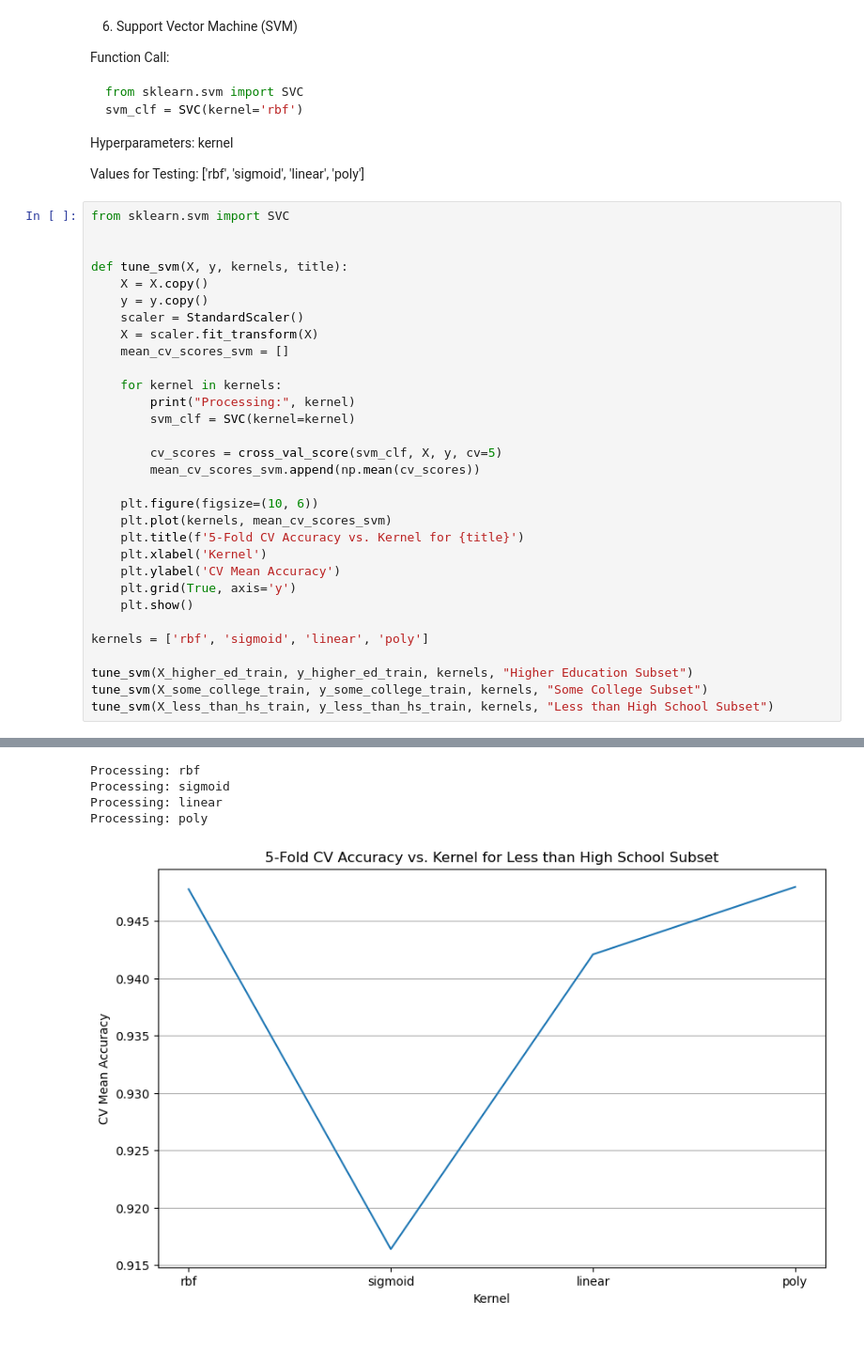
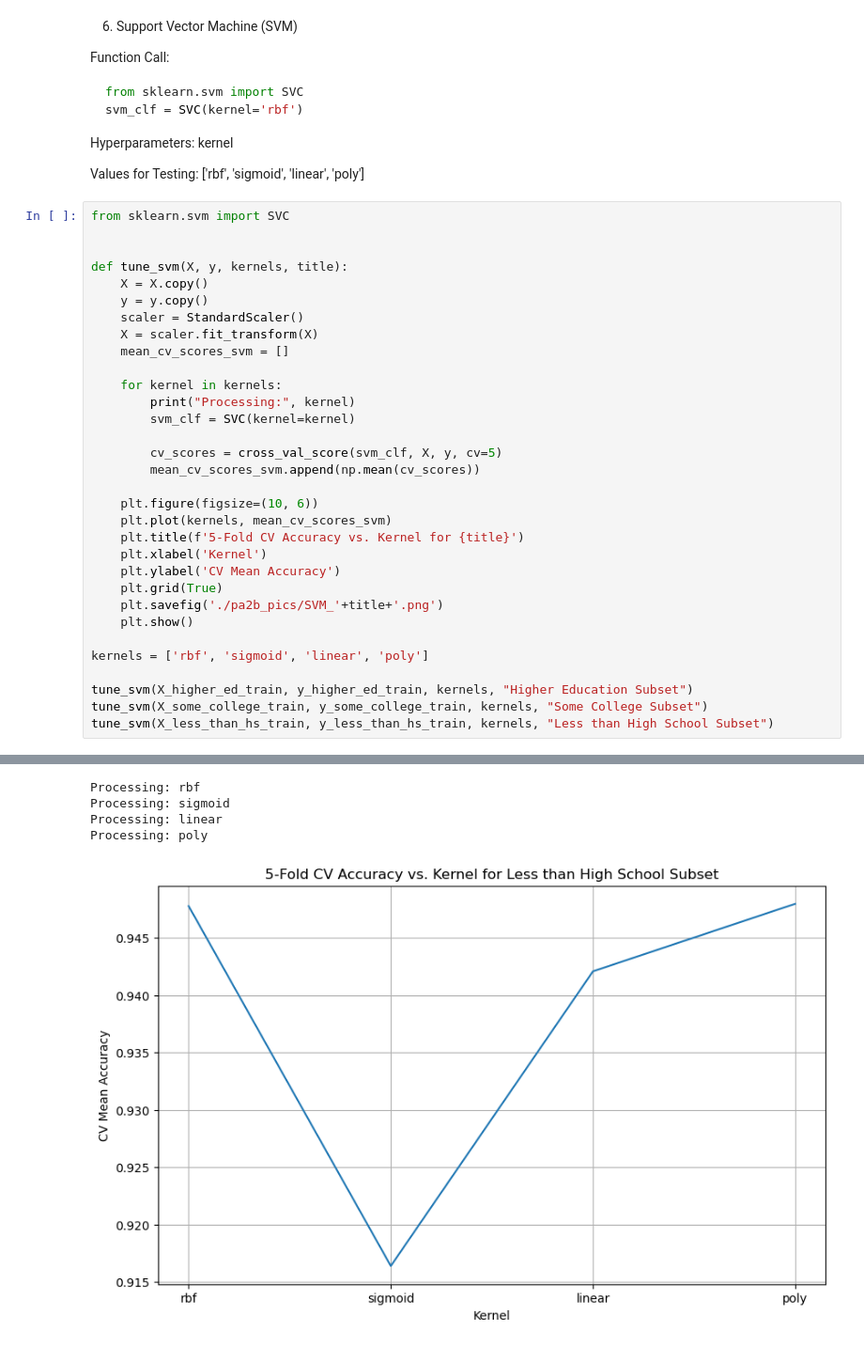
Before and after one commit to ruoyaow/cse514pa2, a Jupyter notebook: pa2b.ipynb, the cells around one changed output, grey strips where cells are left out. Shown at 94% size. Saved outputs shown, nothing was run; the diff lists cells and outputs as text.

```diff
--- a/pa2b.ipynb
+++ b/pa2b.ipynb
@@ -346,32 +351,33 @@ def tune_svm(X, y, kernels, title):
         cv_scores = cross_val_score(svm_clf, X, y, cv=5)
         mean_cv_scores_svm.append(np.mean(cv_scores))
 
     plt.figure(figsize=(10, 6))
     plt.plot(kernels, mean_cv_scores_svm)
     plt.title(f'5-Fold CV Accuracy vs. Kernel for {title}')
     plt.xlabel('Kernel')
     plt.ylabel('CV Mean Accuracy')
-    plt.grid(True, axis='y')
+    plt.grid(True)
+    plt.savefig('./pa2b_pics/SVM_'+title+'.png')
     plt.show()
 
 kernels = ['rbf', 'sigmoid', 'linear', 'poly']
 
 tune_svm(X_higher_ed_train, y_higher_ed_train, kernels, "Higher Education Subset")
 tune_svm(X_some_college_train, y_some_college_train, kernels, "Some College Subset")
 tune_svm(X_less_than_hs_train, y_less_than_hs_train, kernels, "Less than High School Subset")
 # %% [output]
 Processing: rbf
 Processing: sigmoid
 Processing: linear
 Processing: poly
 [figure]
 Processing: rbf
 Processing: sigmoid
 Processing: linear
 Processing: poly
 [figure]
 Processing: rbf
 Processing: sigmoid
 Processing: linear
 Processing: poly
-[figure, old version]
+[figure, new version]
```
Also changed, not shown: parts of 5 cells of this notebook, 18 other files.
